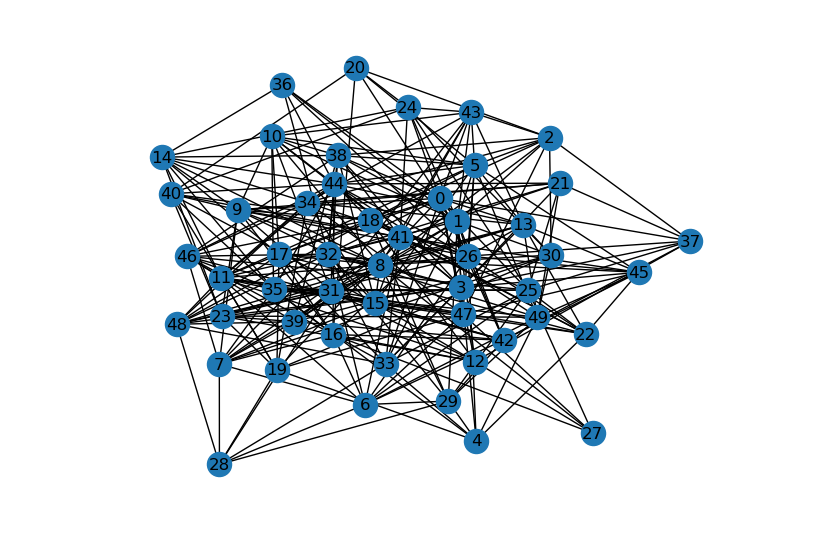
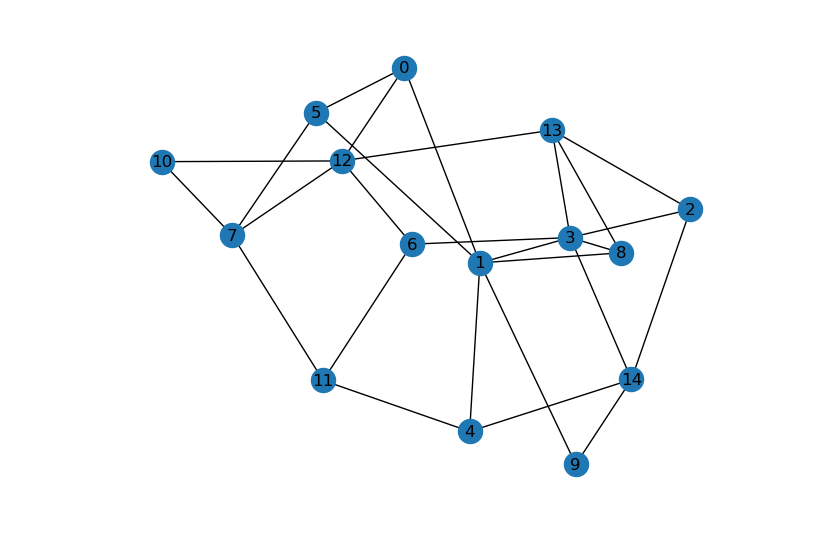
Before and after one commit to alexandrubunea/vcp-problem, a Jupyter notebook: main.ipynb, the cells around one changed output. Drawn from its saved outputs; the diff is of its cells as text; code cells hidden in the pictures.

```diff
--- a/main.ipynb
+++ b/main.ipynb
@@ -5,10 +26,10 @@ import matplotlib.pyplot as plt
 from algorithms.genetic_algorithm import GeneticAlgorithm
 from utils.generate_graph import GenerateGraph
 # %%
-generated_graph = GenerateGraph(50, 0.25)
+generated_graph = GenerateGraph(15, 0.25) # number of vertices, change of edge between two vertices
 
 pos = nx.spring_layout(generated_graph.get_graph())
 nx.draw(generated_graph.get_graph(), pos, with_labels=True)
 plt.show()
 # %% [output]
-[figure, old version]
+[figure, new version]
```
Also changed, not shown: parts of 7 cells of this notebook, 2 other files.
